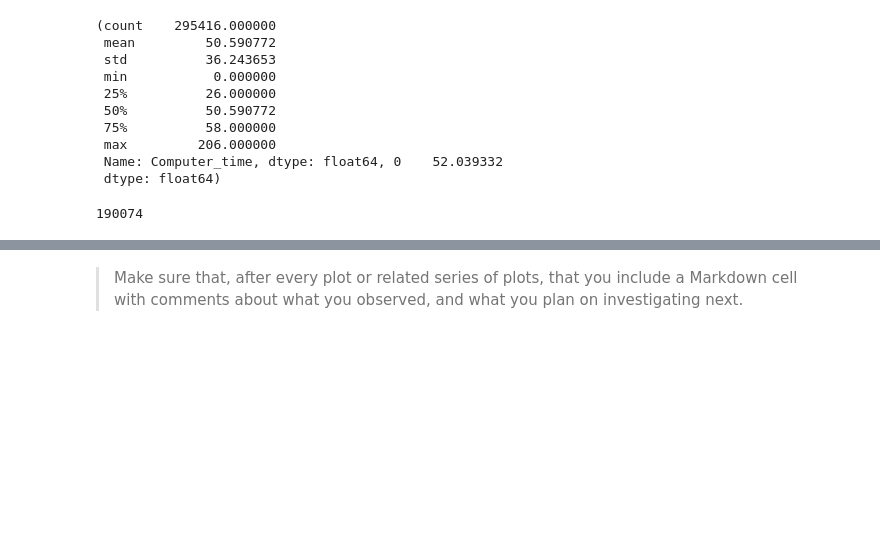
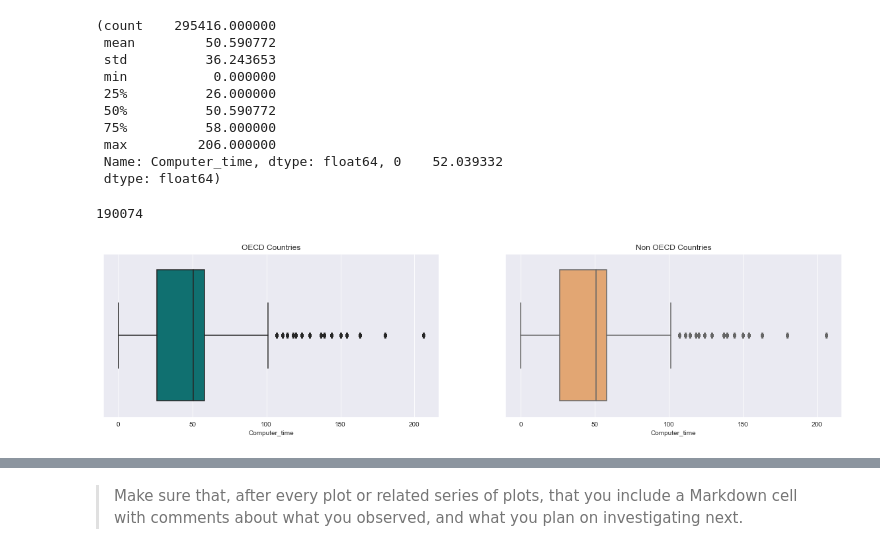
Before and after one commit to gwizamaryse/communicate-data-finding, a Jupyter notebook: exploration_PISA.ipynb, the cells around one changed output, grey strips where cells are left out. Cells and saved outputs as stored; diff of their text form; code cells hidden in the pictures; blank space fills up the shorter version.

```diff
--- a/exploration_PISA.ipynb
+++ b/exploration_PISA.ipynb
@@ -385,3 +385,17 @@ Non_OECD_PC = Non_OECD['Computer_time'].dropna()
 Non_OECD_PC.count()
 # %% [output]
 190074
+# %%
+plt.figure(figsize = [20, 10])
+color_OECD='#008080'
+color_NOECD = '#F4A460'
+
+bins_hist = np.arange(0,210, 10)
+# 1st row
+plt.subplot(2, 2, 1)
+ax = sb.boxplot(x=OECD['Computer_time'], color=color_OECD).set_title('OECD Countries')
+
+plt.subplot(2, 2, 2)
+ax = sb.boxplot(x=OECD['Computer_time'], color=color_NOECD).set_title('Non OECD Countries')
+# %% [output]
+[figure, added]
```
Also changed, not shown: parts of 5 cells of this notebook.
